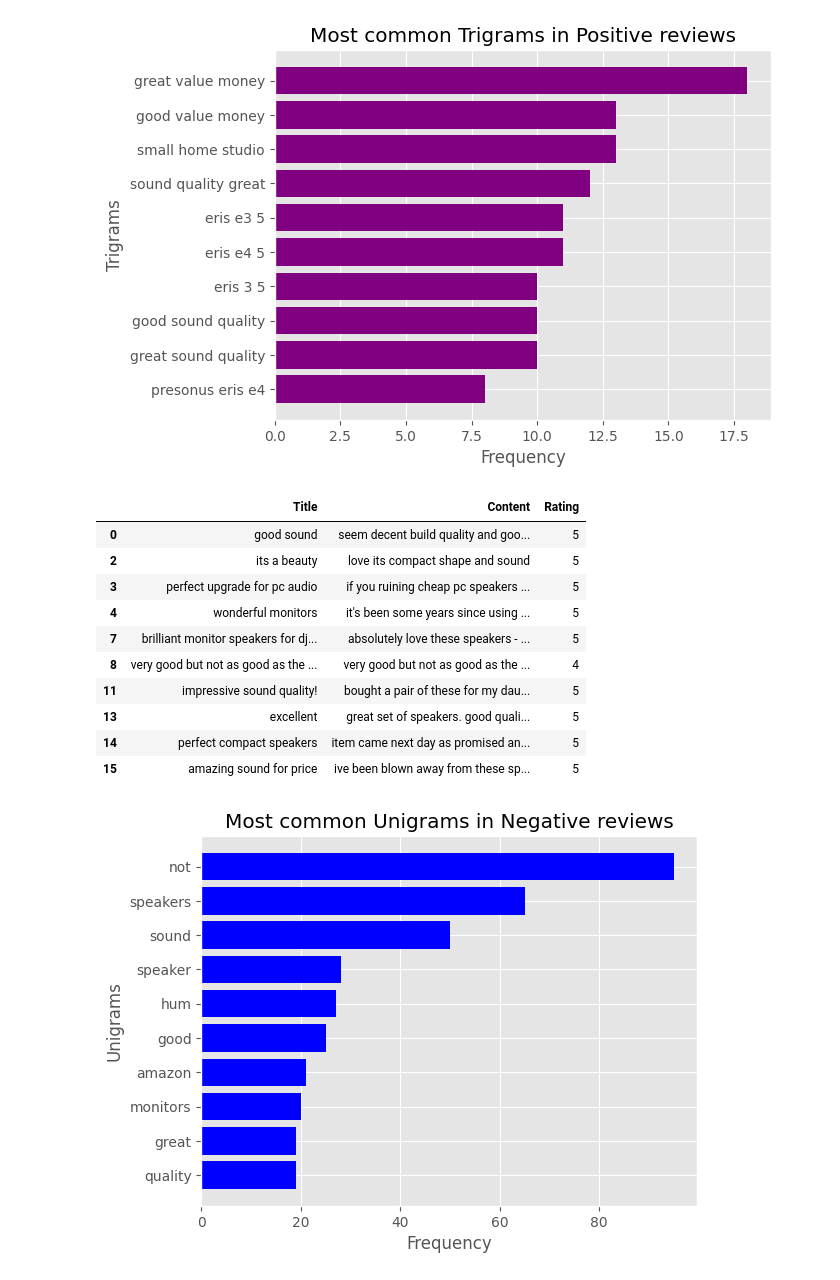
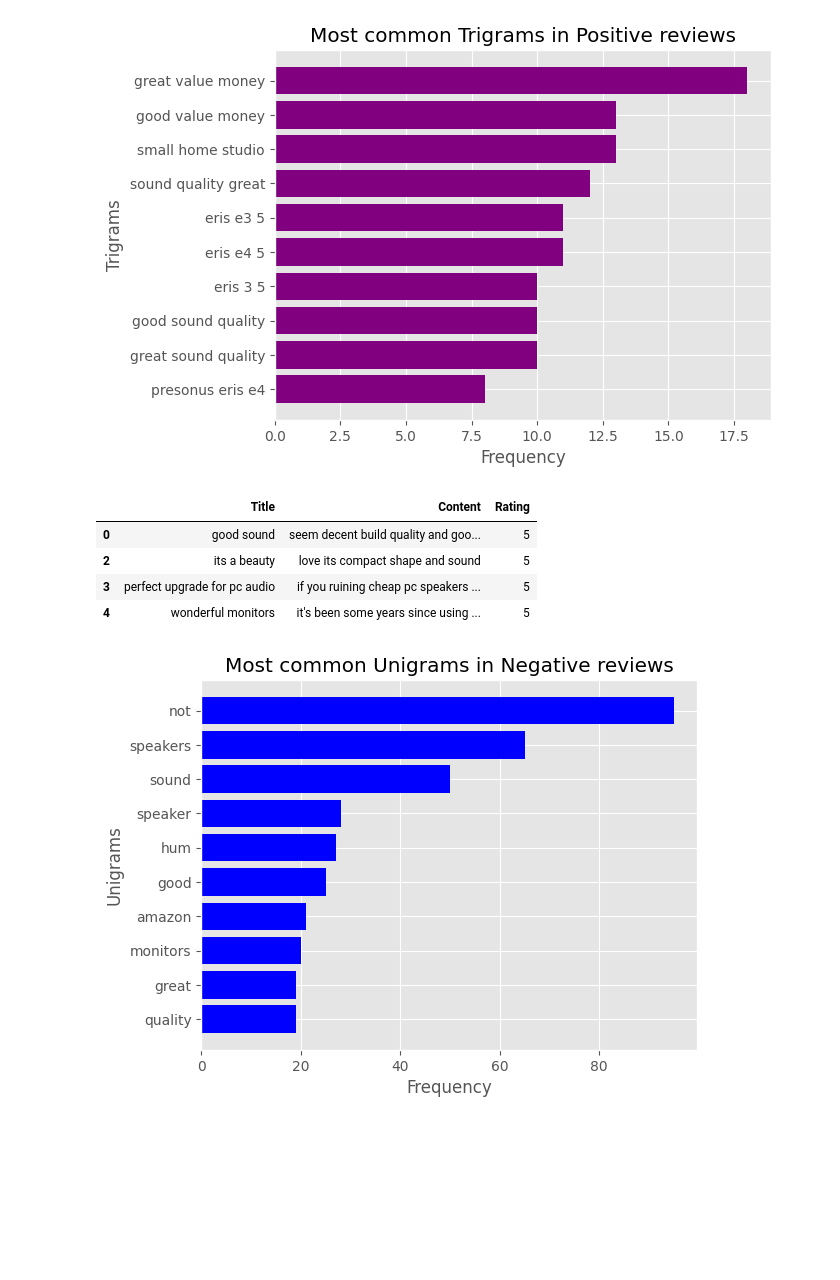
Before and after one commit to DavidAlexanderMoe/Sentiment-Analysis-and-Web-Scraping, a Jupyter notebook: Scripts/Analysis/2. EDA.ipynb, the cells around one changed output. Drawn from its saved outputs; the diff is of its cells as text; code cells hidden in the pictures; blank space fills up the shorter version.

```diff
--- a/Scripts/Analysis/2. EDA.ipynb
+++ b/Scripts/Analysis/2. EDA.ipynb
@@ -530,19 +530,13 @@ for i in range(1,4):
 [figure]
 [figure]
 # %%
-df[["Title", "Content", "Rating"]][(df['Sentiment']=="Positive")&(df['Clean Review'].str.contains("sound|sound quality|greate value money"))].head(10)
+df[["Title", "Content", "Rating"]][(df['Sentiment']=="Positive")&(df['Clean Review'].str.contains("sound|sound quality|greate value money"))].head(4)
 # %% [output]
 |  | Title | Content | Rating |
 | 0 | good sound | seem decent build quality and goo... | 5 |
 | 2 | its a beauty | love its compact shape and sound | 5 |
 | 3 | perfect upgrade for pc audio | if you ruining cheap pc speakers ... | 5 |
 | 4 | wonderful monitors | it's been some years since using ... | 5 |
-| 7 | brilliant monitor speakers for dj... | absolutely love these speakers - ... | 5 |
-| 8 | very good but not as good as the ... | very good but not as good as the ... | 4 |
-| 11 | impressive sound quality! | bought a pair of these for my dau... | 5 |
-| 13 | excellent | great set of speakers. good quali... | 5 |
-| 14 | perfect compact speakers | item came next day as promised an... | 5 |
-| 15 | amazing sound for price | ive been blown away from these sp... | 5 |
 # %%
 for i in range(1,4):
     ngram_plot('negative', i)
```
Also changed, not shown: parts of 6 cells of this notebook.
